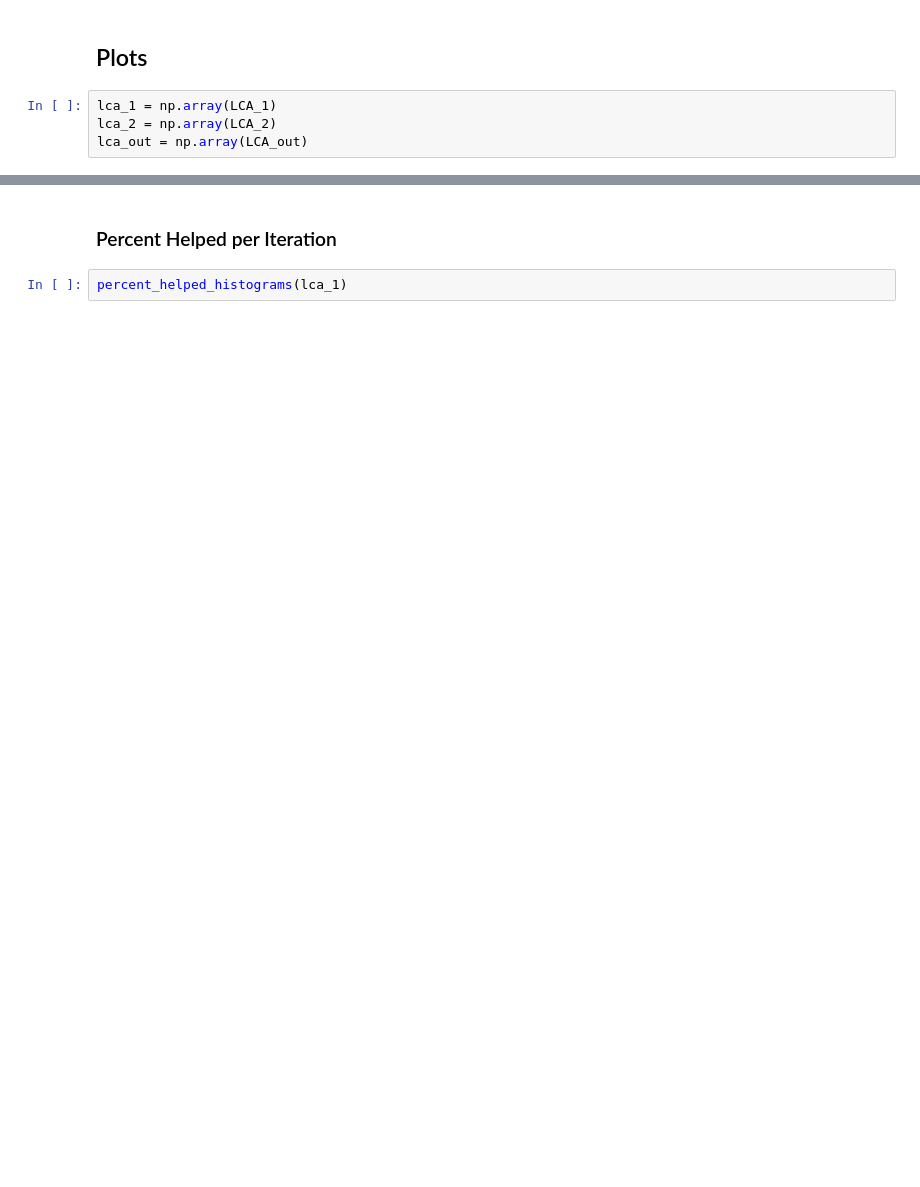
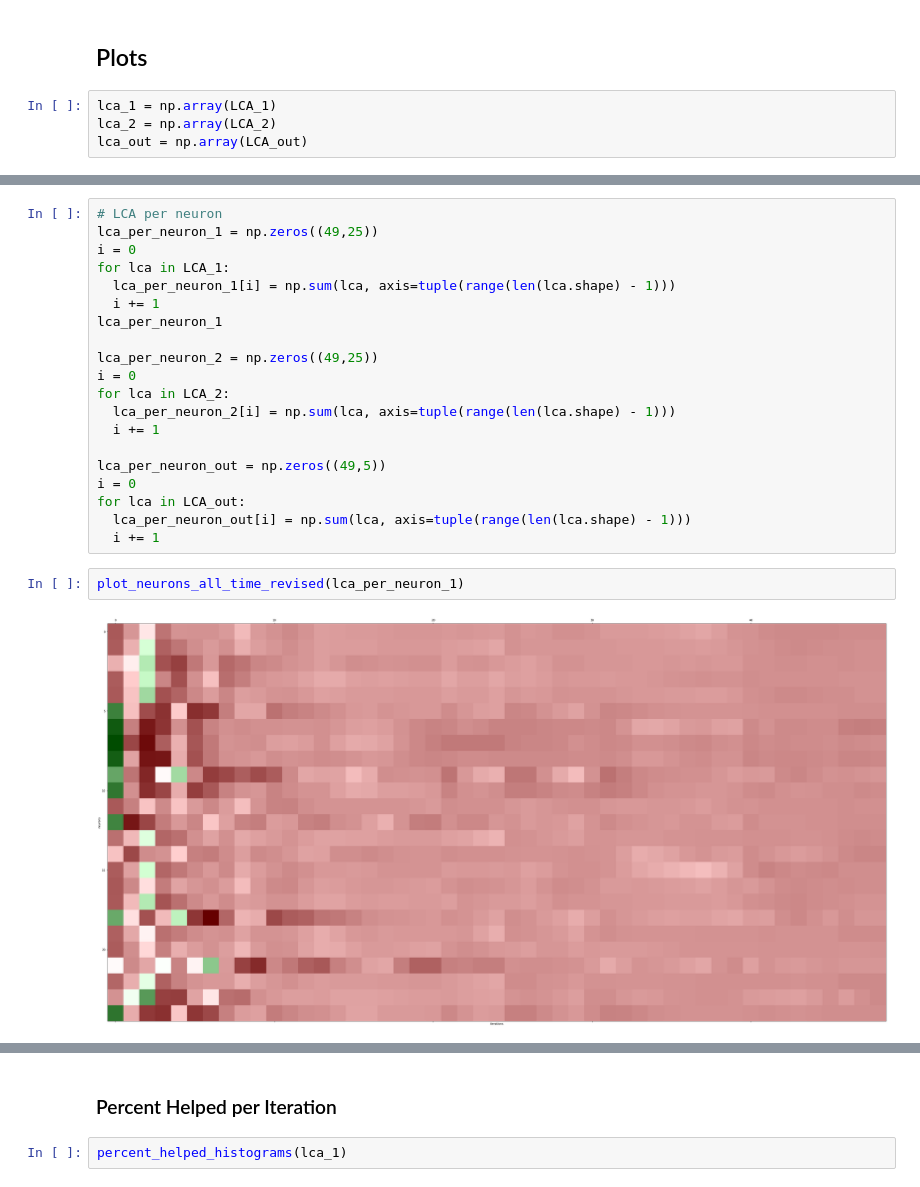
Before and after one commit to drwitt/BME_590_Tensorflow_Deep_Learning, a Jupyter notebook: DR_LCA_application_version.ipynb, the cells around one changed output, grey strips where cells are left out. Saved outputs shown, nothing was run; the diff lists cells and outputs as text; blank space fills up the shorter version.

```diff
--- a/DR_LCA_application_version.ipynb
+++ b/DR_LCA_application_version.ipynb
@@ -584,0 +658,24 @@ lca_out = np.array(LCA_out)
+# %%
+# LCA per neuron
+lca_per_neuron_1 = np.zeros((49,25))
+i = 0
+for lca in LCA_1:
+  lca_per_neuron_1[i] = np.sum(lca, axis=tuple(range(len(lca.shape) - 1)))
+  i += 1
+lca_per_neuron_1
+
+lca_per_neuron_2 = np.zeros((49,25))
+i = 0
+for lca in LCA_2:
+  lca_per_neuron_2[i] = np.sum(lca, axis=tuple(range(len(lca.shape) - 1)))
+  i += 1
+
+lca_per_neuron_out = np.zeros((49,5))
+i = 0
+for lca in LCA_out:
+  lca_per_neuron_out[i] = np.sum(lca, axis=tuple(range(len(lca.shape) - 1)))
+  i += 1
+# %%
+plot_neurons_all_time_revised(lca_per_neuron_1)
+# %% [output]
+[figure, added]
```
Also changed, not shown: parts of 19 cells of this notebook.
